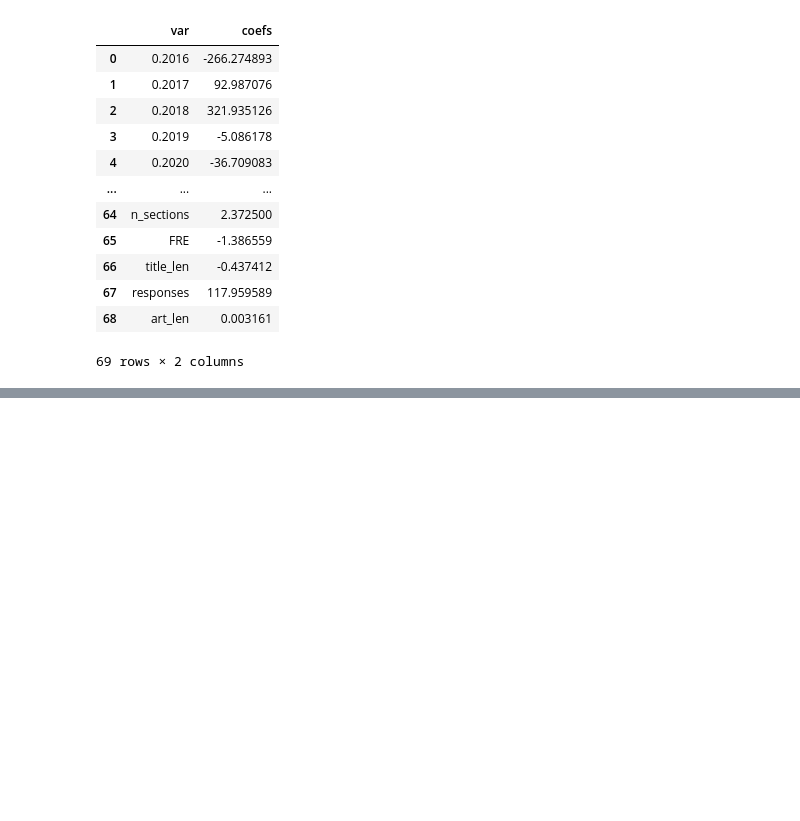
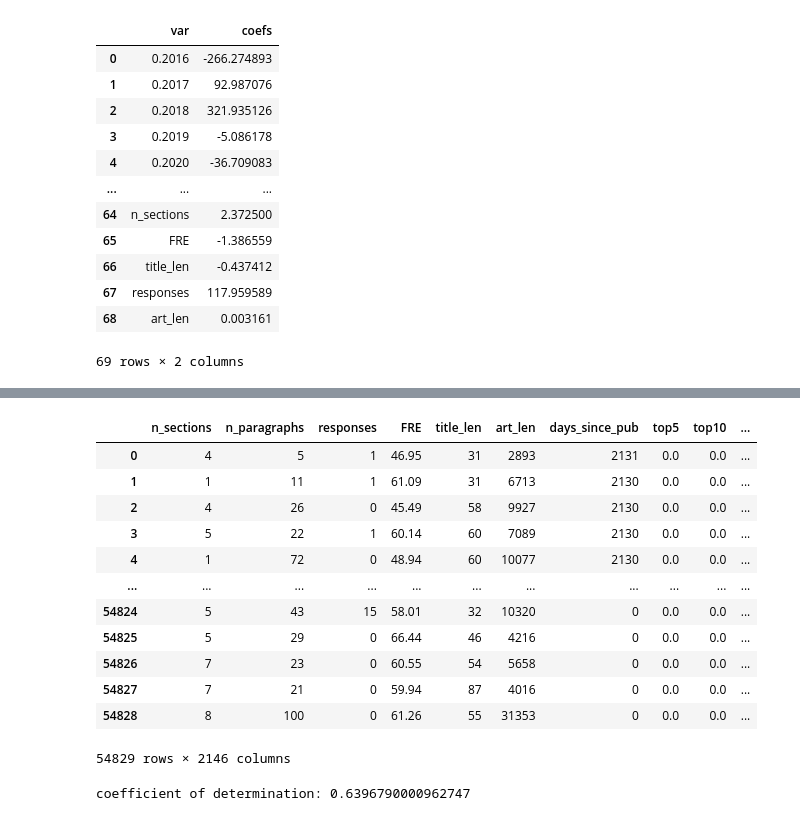
Before and after one commit to dothereading/text-mining-final-project, a Jupyter notebook: Analysis_merged.ipynb, the cells around one changed output, grey strips where cells are left out. Saved outputs shown, nothing was run; the diff lists cells and outputs as text; code cells hidden in the pictures; blank space fills up the shorter version.

Commit message:
Regression and RF

```diff
--- a/Analysis_merged.ipynb
+++ b/Analysis_merged.ipynb
@@ -1178,0 +1062,15 @@ strong multicollinearity problems or that the design matrix is singular.
+# %%
+df_final= df.merge(df_tfidf[['url', 'top5','top10']], how="left", on="url")
+
+# create dummy variables
+dum1 = pd.get_dummies(df_final['dominant_topic'], dtype=np.int64)
+dum2 = pd.get_dummies(df_final['date'],dtype=np.int64)
+
+#add them to a dataframe with our other data
+df_final = pd.concat([df_final, dum1], axis=1)
+df_final = pd.concat([df_final, dum2], axis=1)
+
+# count number of days since publication to account for more likes accumlated over more time.
+df['date'] = df['date'].apply(pd.to_datetime)
+df['days_since_pub'] = (pd.to_datetime('2022-12-31')-df['date']).dt.days
+df['days_since_pub']
@@ -1178,0 +1155,34 @@ strong multicollinearity problems or that the design matrix is singular.
+# %%
+df_final = df_final.replace(np.nan, 0)
+df_final
+# %% [output]
+|  | n_sections | n_paragraphs | responses | FRE | title_len | art_len | days_since_pub | top5 | top10 | ... |
+| 0 | 4 | 5 | 1 | 46.95 | 31 | 2893 | 2131 | 0.0 | 0.0 | ... |
+| 1 | 1 | 11 | 1 | 61.09 | 31 | 6713 | 2130 | 0.0 | 0.0 | ... |
+| 2 | 4 | 26 | 0 | 45.49 | 58 | 9927 | 2130 | 0.0 | 0.0 | ... |
+| 3 | 5 | 22 | 1 | 60.14 | 60 | 7089 | 2130 | 0.0 | 0.0 | ... |
+| 4 | 1 | 72 | 0 | 48.94 | 60 | 10077 | 2130 | 0.0 | 0.0 | ... |
+| ... | ... | ... | ... | ... | ... | ... | ... | ... | ... | ... |
+| 54824 | 5 | 43 | 15 | 58.01 | 32 | 10320 | 0 | 0.0 | 0.0 | ... |
+| 54825 | 5 | 29 | 0 | 66.44 | 46 | 4216 | 0 | 0.0 | 0.0 | ... |
+| 54826 | 7 | 23 | 0 | 60.55 | 54 | 5658 | 0 | 0.0 | 0.0 | ... |
+| 54827 | 7 | 21 | 0 | 59.94 | 87 | 4016 | 0 | 0.0 | 0.0 | ... |
+| 54828 | 8 | 100 | 0 | 61.26 | 55 | 31353 | 0 | 0.0 | 0.0 | ... |
+54829 rows × 2146 columns
+# %%
+# save file
+df_final.to_csv(path + "final.csv", index = False)
+
+import numpy as np
+from sklearn.linear_model import LinearRegression
+
+
+model = LinearRegression().fit(df_final, y)
+
+intercept, coefficients = model.intercept_, model.coef_
+intercept, coefficients
+
+r_sq = model.score(df_final, y)
+print(f"coefficient of determination: {r_sq}")
+# %% [output]
+coefficient of determination: 0.6396790000962747
```
Also changed, not shown: parts of 33 cells of this notebook.
